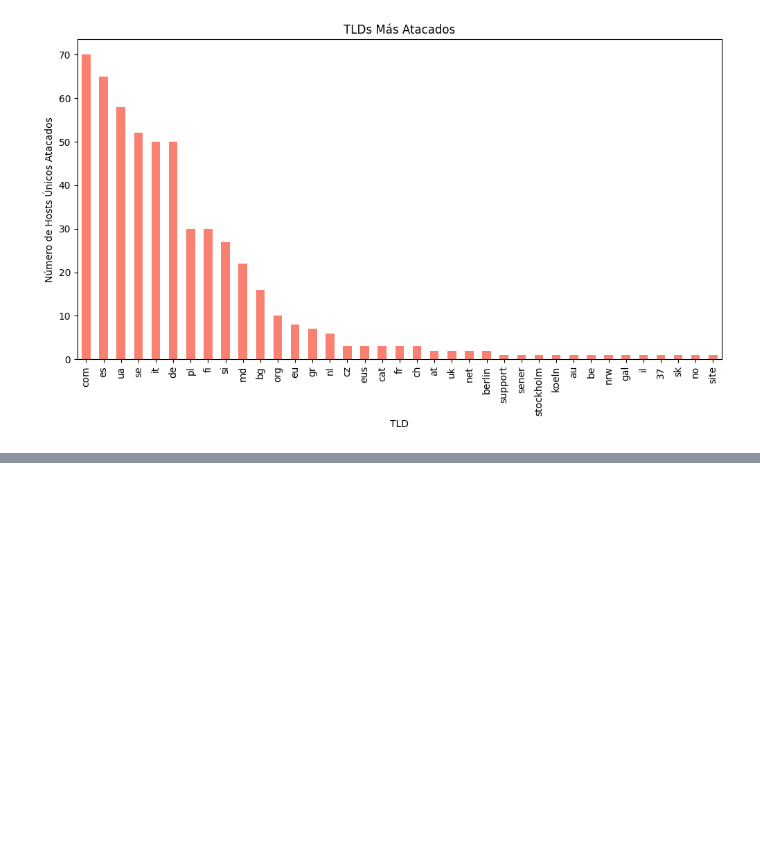
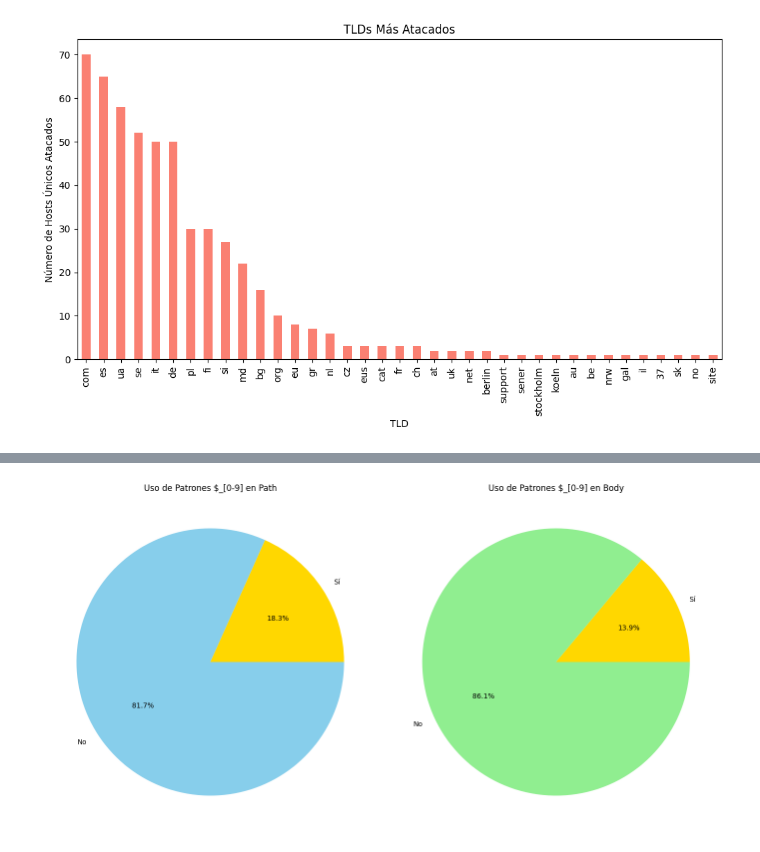
Before and after one commit to M3str3/NoName-KSchool, a Jupyter notebook: notebook/regs.ipynb, the cells around one changed output, grey strips where cells are left out. Saved outputs shown, nothing was run; the diff lists cells and outputs as text; code cells hidden in the pictures; blank space fills up the shorter version.

```diff
--- a/notebook/regs.ipynb
+++ b/notebook/regs.ipynb
@@ -235,0 +280,26 @@ Name: tld, dtype: int64
+# %%
+
+pattern_usage_df = pd.DataFrame({
+    'Path Pattern Used': [flattened_df['path_pattern_count'].gt(0).sum(), flattened_df['path_pattern_count'].eq(0).sum()],
+    'Body Pattern Used': [flattened_df['body_pattern_count'].gt(0).sum(), flattened_df['body_pattern_count'].eq(0).sum()]
+}, index=['Sí', 'No'])
+
+
+plt.figure(figsize=(14, 7))
+
+
+plt.subplot(1, 2, 1)
+pattern_usage_df['Path Pattern Used'].plot(kind='pie', autopct='%1.1f%%', colors=[AMARILLO,'skyblue'])
+plt.title('Uso de Patrones $_[0-9] en Path')
+plt.ylabel('')
+
+
+plt.subplot(1, 2, 2)
+pattern_usage_df['Body Pattern Used'].plot(kind='pie', autopct='%1.1f%%', colors=[AMARILLO,'lightgreen'])
+plt.title('Uso de Patrones $_[0-9] en Body')
+plt.ylabel('')
+
+plt.tight_layout()
+plt.show()
+# %% [output]
+[figure, added]
```
Also changed, not shown: parts of 10 cells of this notebook, 1 other file.
